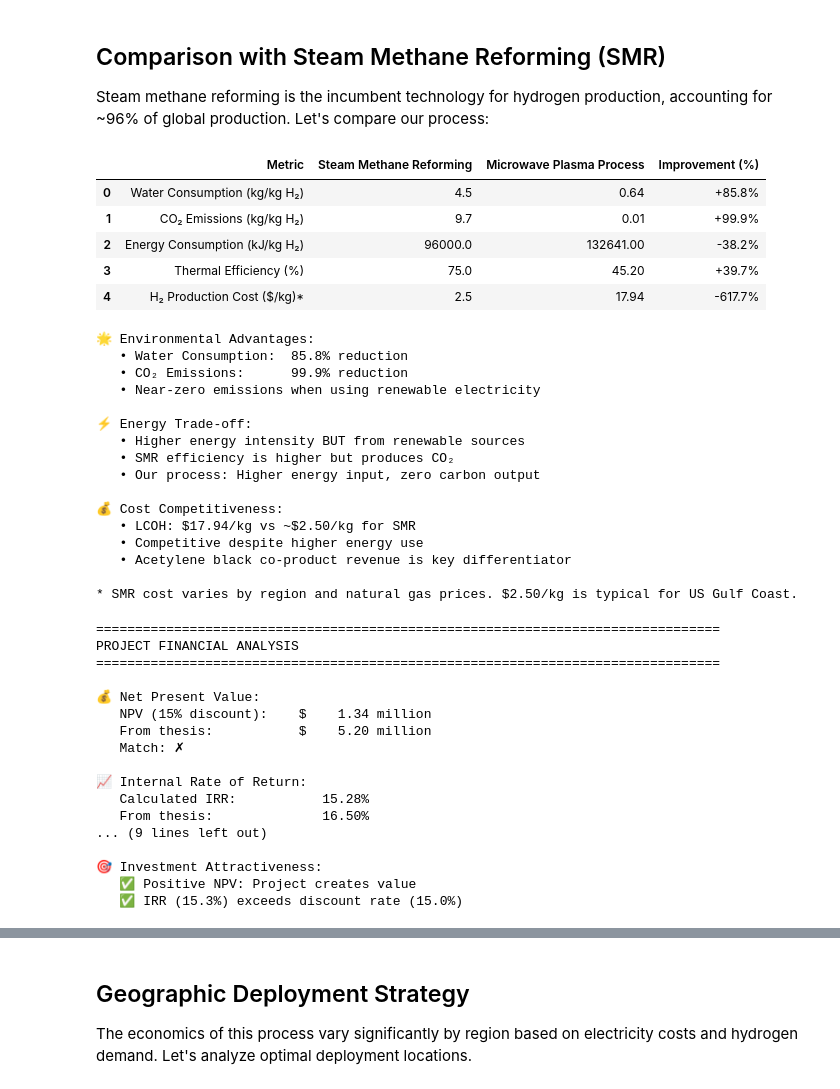
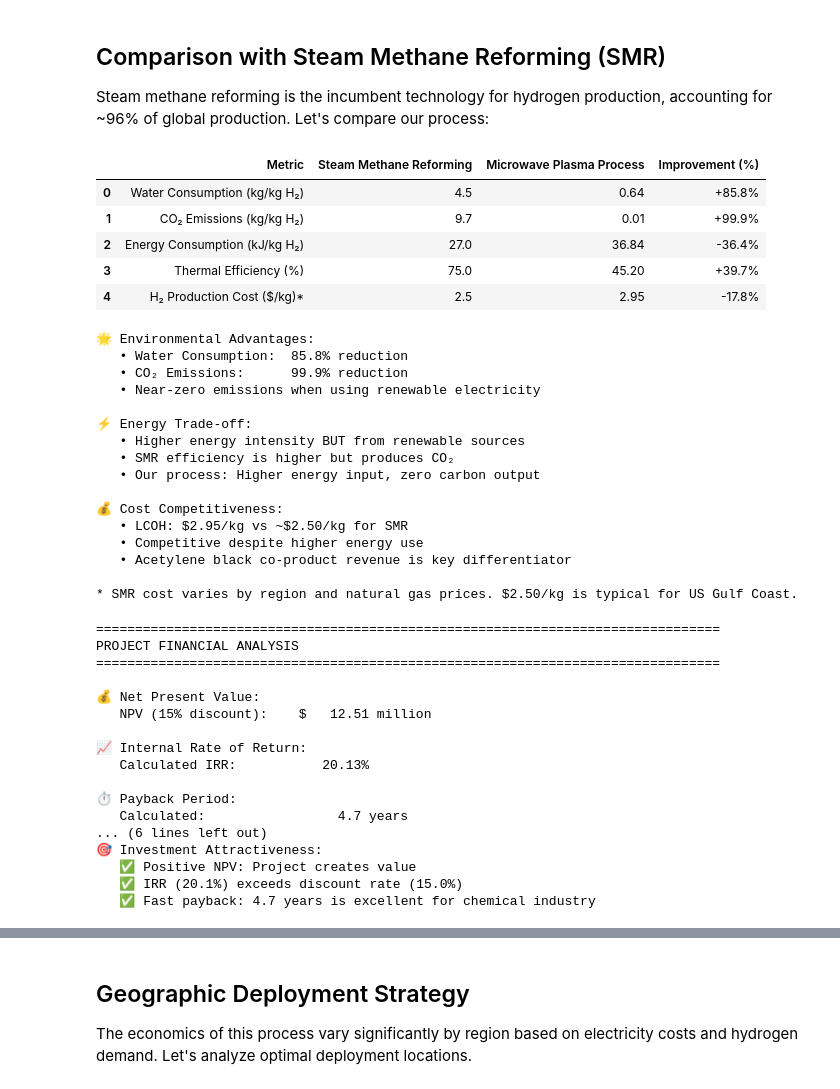
Before and after one commit to adam-ritter/hydrogen-production-TEA, a Jupyter notebook: hydrogen_tea_analysis.ipynb, the cells around one changed output, grey strips where cells are left out. Drawn from its saved outputs; the diff is of its cells as text; code cells hidden in the pictures.

```diff
--- a/hydrogen_tea_analysis.ipynb
+++ b/hydrogen_tea_analysis.ipynb
@@ -361,13 +358,14 @@ co2_rate = get_value(process_params, 'co2_production_rate')  # kg/hr
 process_water_rate = get_value(process_params, 'process_water_rate')  # L/hr
 cooling_water_rate = get_value(process_params, 'cooling_water_rate')  # L/hr
 energy_rate = get_value(process_params, 'power_requirement')  # kW
-annual_operating_days = get_value(process_params, 'annual_operating_days') # days/year
+capacity_factor = get_value(process_params, 'capacity_factor') # percent
 plant_lifetime = get_value(process_params, 'plant_lifetime') # years
-capacity_factor = get_value(process_params, 'plant_capacity_factor') / 100 # as decimal
 
 #calculate
+annual_operating_days = 365 * capacity_factor / 100
 hydrogen_production = h2_rate * annual_operating_days * 24  # kg/year
 acetylene_black_production = cb_rate * annual_operating_days * 24  # kg/year
 co2_per_h2 = co2_rate / h2_rate  # kg CO2/kg H2
 h2o_per_h2 = process_water_rate / h2_rate  # kg H2O/kg H2
 energy_per_h2 = energy_rate / h2_rate  # kWh/kg H2
+print(energy_per_h2)
@@ -608,14 +628,14 @@ comparison_data = {
     'Steam Methane Reforming': [
         4.5,      # Water
         9.7,      # CO2
-        96000,    # Energy
+        27,       # Energy
         75,       # Efficiency
         2.50      # Cost (typical)
     ],
     'Microwave Plasma Process': [
         h2o_per_h2,          # XX
         co2_per_h2,          # XX
-        132641,              # Higher but renewable
+        energy_per_h2,       # Higher but renewable
         45.2,                # Lower but renewable
         lcoh                 # XX
     ]
@@ -653,9 +673,9 @@ print(f"   • Acetylene black co-product revenue is key differentiator")
 
 # Visualize key metrics
 fig = make_subplots(
-    rows=1, cols=3,
-    subplot_titles=('Water Consumption', 'CO₂ Emissions', 'Production Cost'),
-    specs=[[{'type': 'bar'}, {'type': 'bar'}, {'type': 'bar'}]]
+    rows=1, cols=4,
+    subplot_titles=('Water Consumption', 'CO₂ Emissions', 'Energy Consumption', 'Production Cost'),
+    specs=[[{'type': 'bar'}, {'type': 'bar'}, {'type': 'bar'}, {'type': 'bar'}]]
 )
 
 processes = ['SMR', 'Microwave Plasma']
@@ -663,38 +683,45 @@ colors = ['#e74c3c', '#2ecc71']
 
 # Water
 fig.add_trace(
     go.Bar(x=processes, y=[4.5, h2o_per_h2], name='Water', marker_color=colors, showlegend=False),
     row=1, col=1
 )
 
 # CO2
 fig.add_trace(
     go.Bar(x=processes, y=[9.7, co2_per_h2], name='CO2', marker_color=colors, showlegend=False),
     row=1, col=2
 )
 
+# energy
+fig.add_trace(
+    go.Bar(x=processes, y=[27, energy_per_h2], name='Energy', marker_color=colors, showlegend=False),
+    row=1, col=3
+)
+
 # Cost
 fig.add_trace(
     go.Bar(x=processes, y=[2.50, lcoh], name='Cost', marker_color=colors, showlegend=False),
-    row=1, col=3
+    row=1, col=4
 )
 
 fig.update_yaxes(title_text="kg H₂O / kg H₂", row=1, col=1)
 fig.update_yaxes(title_text="kg CO₂ / kg H₂", row=1, col=2)
-fig.update_yaxes(title_text="$ / kg H₂", row=1, col=3)
+fig.update_yaxes(title_text="kWh / kg H₂", row=1, col=3)
+fig.update_yaxes(title_text="$ / kg H₂", row=1, col=4)
 
 fig.update_layout(height=400, showlegend=False, title_text="Process Comparison: SMR vs Microwave Plasma")
 
 fig.show()
 
 print(f"\n* SMR cost varies by region and natural gas prices. $2.50/kg is typical for US Gulf Coast.")
 # %% [output]
 |  | Metric | Steam Methane Reforming | Microwave Plasma Process | Improvement (%) |
 | 0 | Water Consumption (kg/kg H₂) | 4.5 | 0.64 | +85.8% |
 | 1 | CO₂ Emissions (kg/kg H₂) | 9.7 | 0.01 | +99.9% |
-| 2 | Energy Consumption (kJ/kg H₂) | 96000.0 | 132641.00 | -38.2% |
+| 2 | Energy Consumption (kJ/kg H₂) | 27.0 | 36.84 | -36.4% |
 | 3 | Thermal Efficiency (%) | 75.0 | 45.20 | +39.7% |
-| 4 | H₂ Production Cost ($/kg)* | 2.5 | 17.94 | -617.7% |
+| 4 | H₂ Production Cost ($/kg)* | 2.5 | 2.95 | -17.8% |
 🌟 Environmental Advantages:
    • Water Consumption:  85.8% reduction
    • CO₂ Emissions:      99.9% reduction
@@ -706,7 +733,7 @@ print(f"\n* SMR cost varies by region and natural gas prices. $2.50/kg is typica
    • Our process: Higher energy input, zero carbon output
 
 💰 Cost Competitiveness:
-   • LCOH: $17.94/kg vs ~$2.50/kg for SMR
+   • LCOH: $2.95/kg vs ~$2.50/kg for SMR
    • Competitive despite higher energy use
    • Acetylene black co-product revenue is key differentiator
 
@@ -771,7 +798,9 @@ def calculate_project_npv(capex, annual_revenue, annual_variable_costs,
     for year in range(1, project_life + 1):
         cumulative += cash_flows[year]
         if cumulative >= 0 and payback_year is None:
-            payback_year = year + abs(cumulative - cash_flows[year]) / cash_flows[year]
+            previous_cumulative = cumulative - cash_flows[year]  # Balance before this year
+            fraction_of_year = abs(previous_cumulative) / cash_flows[year]
+            payback_year = year - 1 + fraction_of_year
             break
 
     return {
@@ -782,14 +811,14 @@ def calculate_project_npv(capex, annual_revenue, annual_variable_costs,
         'Total Cash Generated': sum(cash_flows[1:])
     }
 
-# Calculate with your actual numbers
+# Calculate with actual numbers
 results = calculate_project_npv(
     capex=capex,
     annual_revenue=total_revenue,
-    annual_variable_costs=variable_costs,
+    annual_variable_costs=variable_opex,
     discount_rate=discount_rate,
     project_life=int(plant_lifetime),
-    annual_fixed_costs=0,  # Not separated in your data
+    annual_fixed_costs=fixed_opex,  # Not separated in your data
     tax_rate=0.21
 )
 
@@ -798,16 +827,15 @@ print("PROJECT FINANCIAL ANALYSIS")
 print("="*80)
 print(f"\n💰 Net Present Value:")
 print(f"   NPV (15% discount):    ${results['NPV']/1e6:>8.2f} million")
-print(f"   From thesis:           ${npv/1e6:>8.2f} million")
-print(f"   Match: {'✓' if abs(results['NPV'] - npv) < 1e6 else '✗'}")
 
 print(f"\n📈 Internal Rate of Return:")
 print(f"   Calculated IRR:        {results['IRR']:>8.2f}%")
-print(f"   From thesis:           {irr:>8.2f}%")
 
 print(f"\n⏱️ Payback Period:")
-print(f"   Calculated:            {results['Payback']:>8.1f} years")
-print(f"   From thesis:           {payback:>8.1f} years")
+if results['Payback'] is None:
+    print( f"   Calculated:         {'Never':>8} (doesn't pay back within {plant_lifetime} years)")
+else:
+    print(f"   Calculated:            {results['Payback']:>8.1f} years")
 
 print(f"\n💵 Total Cash Generation:")
 print(f"   20-year total:         ${results['Total Cash Generated']/1e6:>8.2f} million")
@@ -863,18 +891,18 @@ PROJECT FINANCIAL ANALYSIS
 ================================================================================
 
 💰 Net Present Value:
-   NPV (15% discount):    $    1.34 million
-   From thesis:           $    5.20 million
-   Match: ✗
+   NPV (15% discount):    $   12.51 million
 
 📈 Internal Rate of Return:
-   Calculated IRR:           15.28%
-   From thesis:              16.50%
-... (9 lines left out)
+   Calculated IRR:           20.13%
 
+⏱️ Payback Period:
+   Calculated:                 4.7 years
+... (6 lines left out)
 🎯 Investment Attractiveness:
    ✅ Positive NPV: Project creates value
-   ✅ IRR (15.3%) exceeds discount rate (15.0%)
+   ✅ IRR (20.1%) exceeds discount rate (15.0%)
+   ✅ Fast payback: 4.7 years is excellent for chemical industry
 # %%
 # Sensitivity analysis on key parameters
 def sensitivity_analysis_tornado(base_npv, base_params):
```
Also changed, not shown: parts of 10 cells of this notebook.
